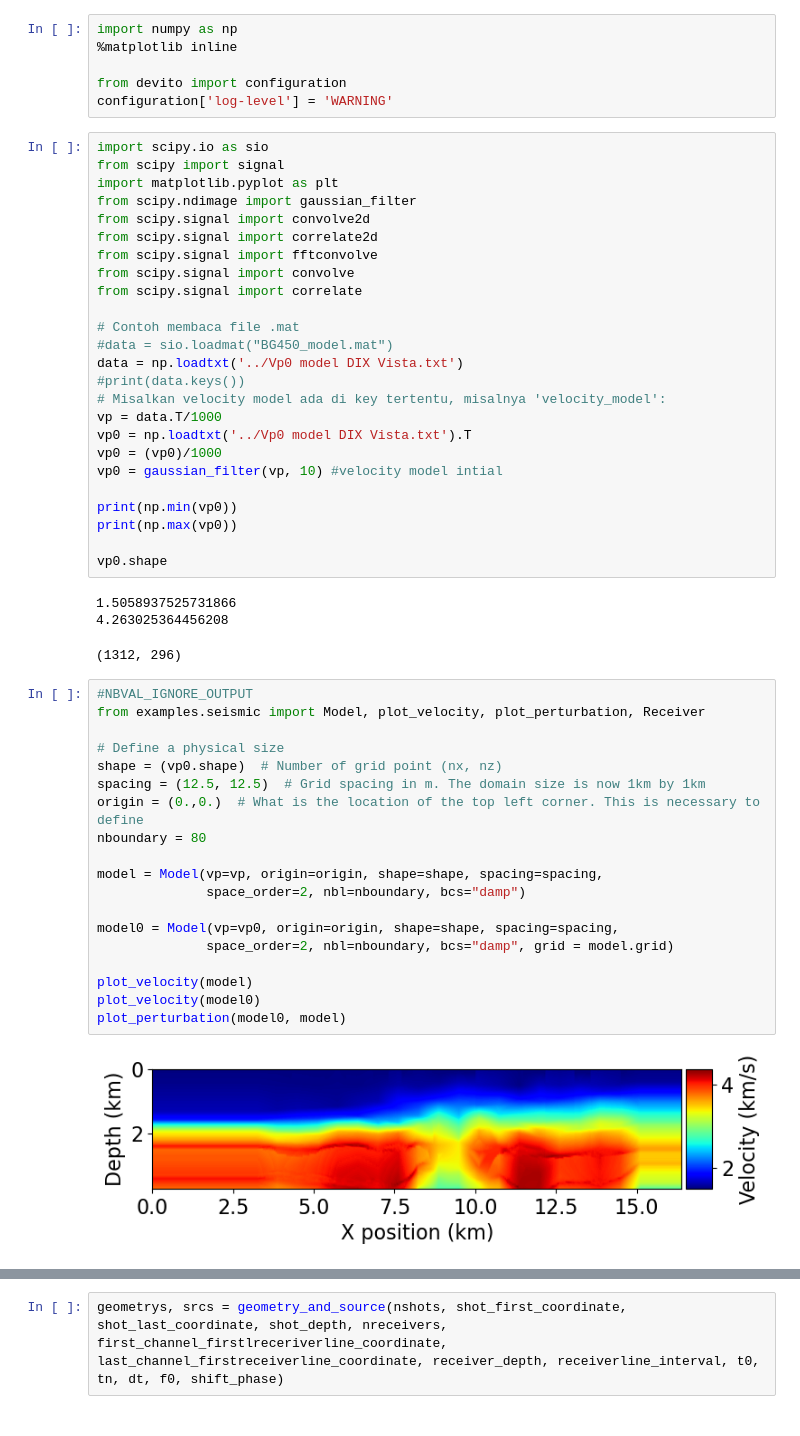
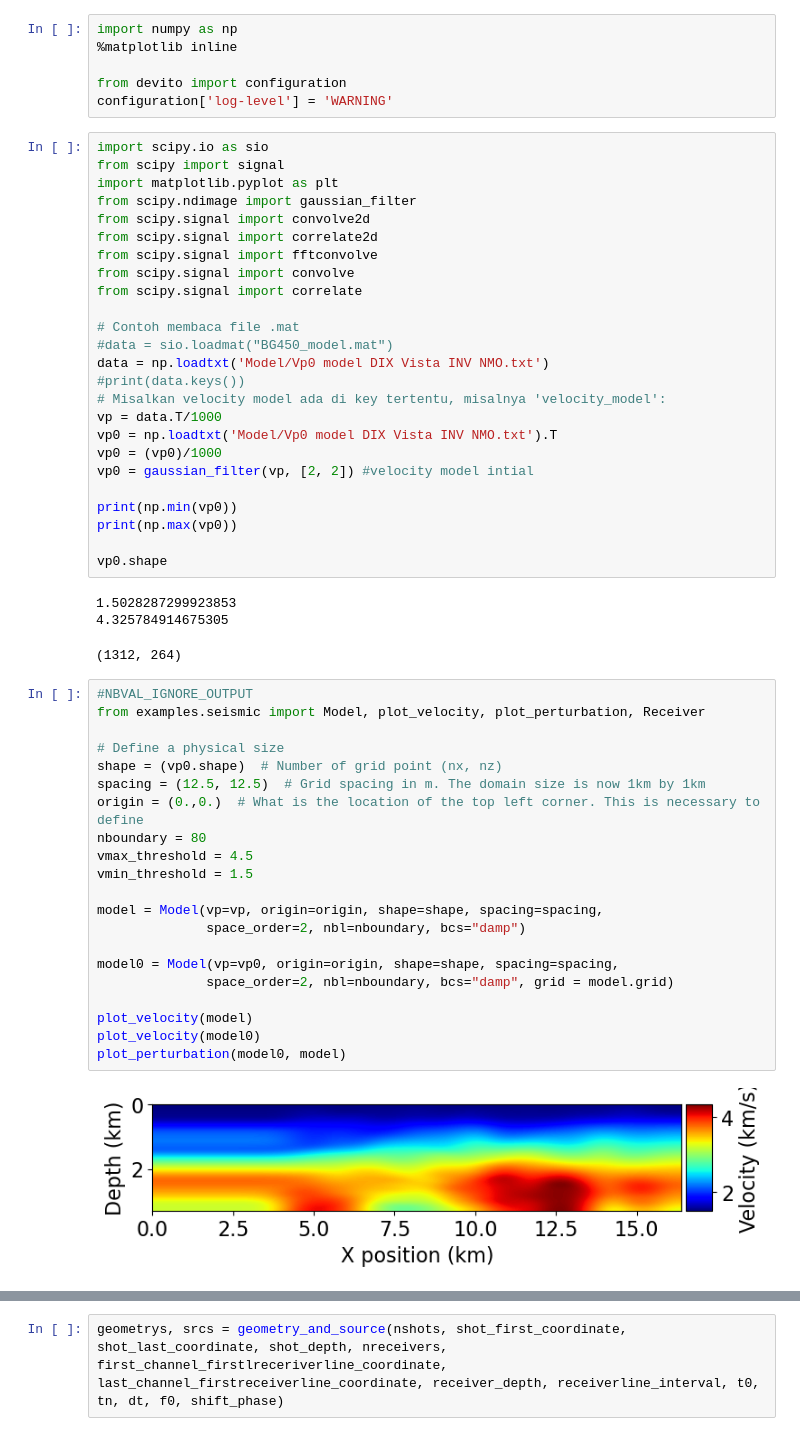
Before and after one commit to GeophysicistHolic/SI-FWI, a Jupyter notebook: SI FWI.ipynb, the cells around one changed output, grey strips where cells are left out. Cells and saved outputs as stored; diff of their text form.

```diff
--- a/SI FWI.ipynb
+++ b/SI FWI.ipynb
@@ -17,40 +17,42 @@ from scipy.signal import correlate
 
 # Contoh membaca file .mat
 #data = sio.loadmat("BG450_model.mat")
-data = np.loadtxt('../Vp0 model DIX Vista.txt')
+data = np.loadtxt('Model/Vp0 model DIX Vista INV NMO.txt')
 #print(data.keys())
 # Misalkan velocity model ada di key tertentu, misalnya 'velocity_model':
 vp = data.T/1000
-vp0 = np.loadtxt('../Vp0 model DIX Vista.txt').T
+vp0 = np.loadtxt('Model/Vp0 model DIX Vista INV NMO.txt').T
 vp0 = (vp0)/1000
-vp0 = gaussian_filter(vp, 10) #velocity model intial
+vp0 = gaussian_filter(vp, [2, 2]) #velocity model intial
 
 print(np.min(vp0))
 print(np.max(vp0))
 
 vp0.shape
 # %% [output]
-1.5058937525731866
-4.263025364456208
+1.5028287299923853
+4.325784914675305
-(1312, 296)
+(1312, 264)
 # %%
 #NBVAL_IGNORE_OUTPUT
 from examples.seismic import Model, plot_velocity, plot_perturbation, Receiver
 
 # Define a physical size
 shape = (vp0.shape)  # Number of grid point (nx, nz)
 spacing = (12.5, 12.5)  # Grid spacing in m. The domain size is now 1km by 1km
 origin = (0.,0.)  # What is the location of the top left corner. This is necessary to define
 nboundary = 80
+vmax_threshold = 4.5
+vmin_threshold = 1.5
 
 model = Model(vp=vp, origin=origin, shape=shape, spacing=spacing,
               space_order=2, nbl=nboundary, bcs="damp")
 
 model0 = Model(vp=vp0, origin=origin, shape=shape, spacing=spacing,
               space_order=2, nbl=nboundary, bcs="damp", grid = model.grid)
 
 plot_velocity(model)
 plot_velocity(model0)
 plot_perturbation(model0, model)
 # %% [output]
-[figure, old version]
+[figure, new version]
```
Also changed, not shown: parts of 56 cells of this notebook, 2 other files.
